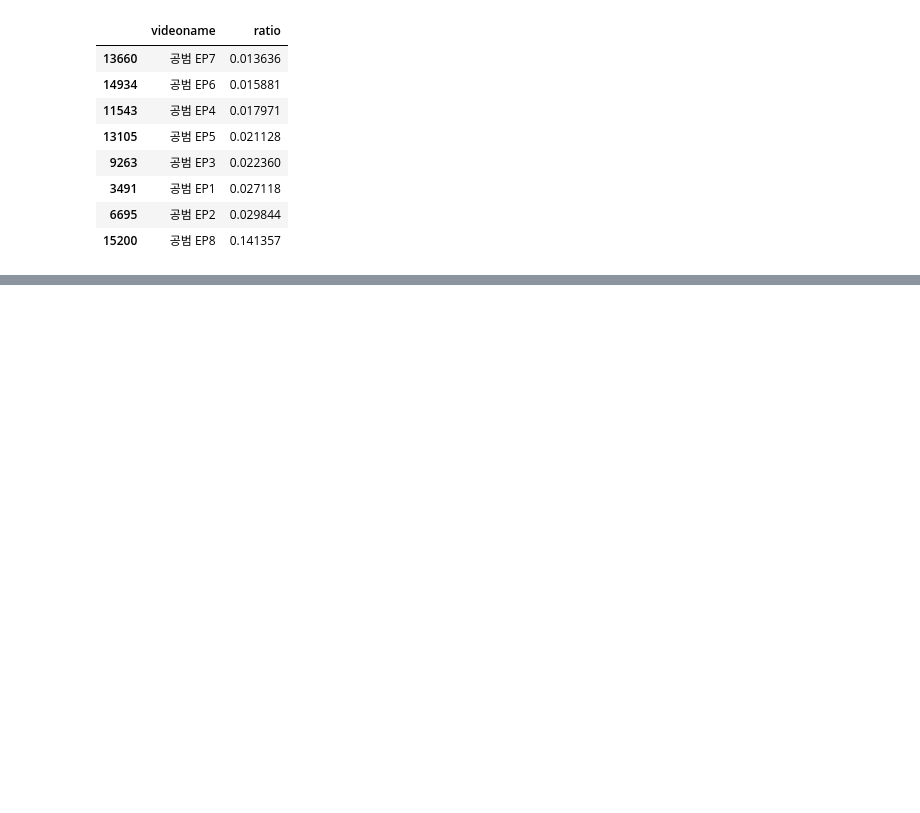
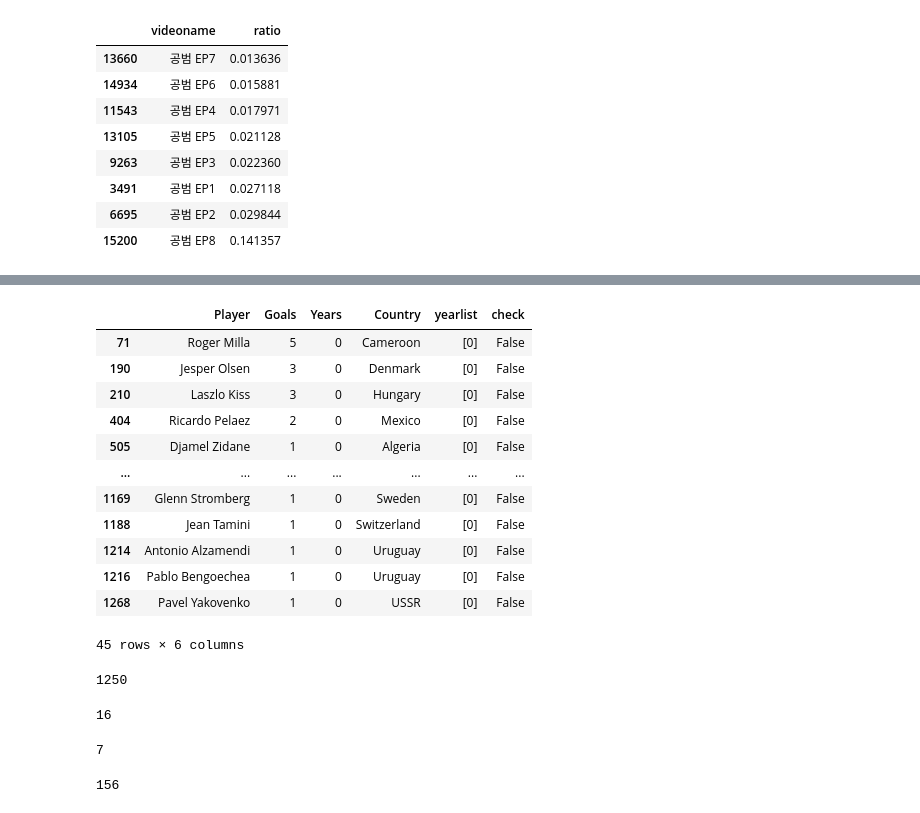
Before and after one commit to j2nhyeok/self-study, a Jupyter notebook: 빅분기 실기/데이터마님_1유형.ipynb, the cells around one changed output, grey strips where cells are left out. Saved outputs shown, nothing was run; the diff lists cells and outputs as text; code cells hidden in the pictures; blank space fills up the shorter version.

```diff
--- a/빅분기 실기/데이터마님_1유형.ipynb
+++ b/빅분기 실기/데이터마님_1유형.ipynb
@@ -284,3 +285,18 @@ See the caveats in the documentation: https://pandas.pydata.org/pandas-docs/stab
 | 3491 | 공범 EP1 | 0.027118 |
 | 6695 | 공범 EP2 | 0.029844 |
 | 15200 | 공범 EP8 | 0.141357 |
+# %%
+# 질문 19
+import pandas as pd
+video['ct'] = pd.to_datetime(video['ct'])
+start = pd.to_datetime("2021-11-01 00:00:00")
+end = pd.to_datetime("2021-11-01 15:00:00")
+
+cond = (video['ct'] >= start) & ( video['ct'] <= end)
+df = video[cond].reset_index(drop =True)
+
+def check(x):
+  return max(x) - min(x)
+
+df = df[['videoname', 'viewcnt']].groupby('videoname').agg(check)
+df
@@ -286,0 +329,5 @@ See the caveats in the documentation: https://pandas.pydata.org/pandas-docs/stab
+# %%
+import pandas as pd
+
+df= pd.read_csv('https://raw.githubusercontent.com/Datamanim/datarepo/main/worldcup/worldcupgoals.csv')
+df.head()
@@ -286,0 +380,57 @@ See the caveats in the documentation: https://pandas.pydata.org/pandas-docs/stab
+# %%
+df['yearlist'] = df.Years.str.split('-')
+df
+def check(x):
+  for value in x:
+    if len(value) != 4:
+      return False
+
+
+    return True
+
+df['check'] = df['yearlist'].apply(check)
+cond = df['check'] == False
+df[cond]
+# %% [output]
+|  | Player | Goals | Years | Country | yearlist | check |
+| 71 | Roger Milla | 5 | 0 | Cameroon | [0] | False |
+| 190 | Jesper Olsen | 3 | 0 | Denmark | [0] | False |
+| 210 | Laszlo Kiss | 3 | 0 | Hungary | [0] | False |
+| 404 | Ricardo Pelaez | 2 | 0 | Mexico | [0] | False |
+| 505 | Djamel Zidane | 1 | 0 | Algeria | [0] | False |
+| ... | ... | ... | ... | ... | ... | ... |
+| 1169 | Glenn Stromberg | 1 | 0 | Sweden | [0] | False |
+| 1188 | Jean Tamini | 1 | 0 | Switzerland | [0] | False |
+| 1214 | Antonio Alzamendi | 1 | 0 | Uruguay | [0] | False |
+| 1216 | Pablo Bengoechea | 1 | 0 | Uruguay | [0] | False |
+| 1268 | Pavel Yakovenko | 1 | 0 | USSR | [0] | False |
+45 rows × 6 columns
+# %%
+# 질문 24
+df2 = df[df['check'] == True].reset_index(drop=True)
+df2.shape[0]
+# %% [output]
+1250
+# %%
+# 질문 25
+def cupcnt(x):
+  return len(x)
+
+df2['LenCup'] = df2['yearlist'].apply(cupcnt)
+
+cond = df2['LenCup'] == 4
+len(df2[cond])
+# %% [output]
+16
+# %%
+# 질문 26
+cond = (df2['Country'] == 'Yugoslavia') & (df2['LenCup'] == 2)
+len(df2[cond])
+# %% [output]
+7
+# %%
+# 질문 27
+
+len(df2[df2.Years.str.contains('2002')])
+# %% [output]
+156
```
Also changed, not shown: parts of 106 cells of this notebook.
